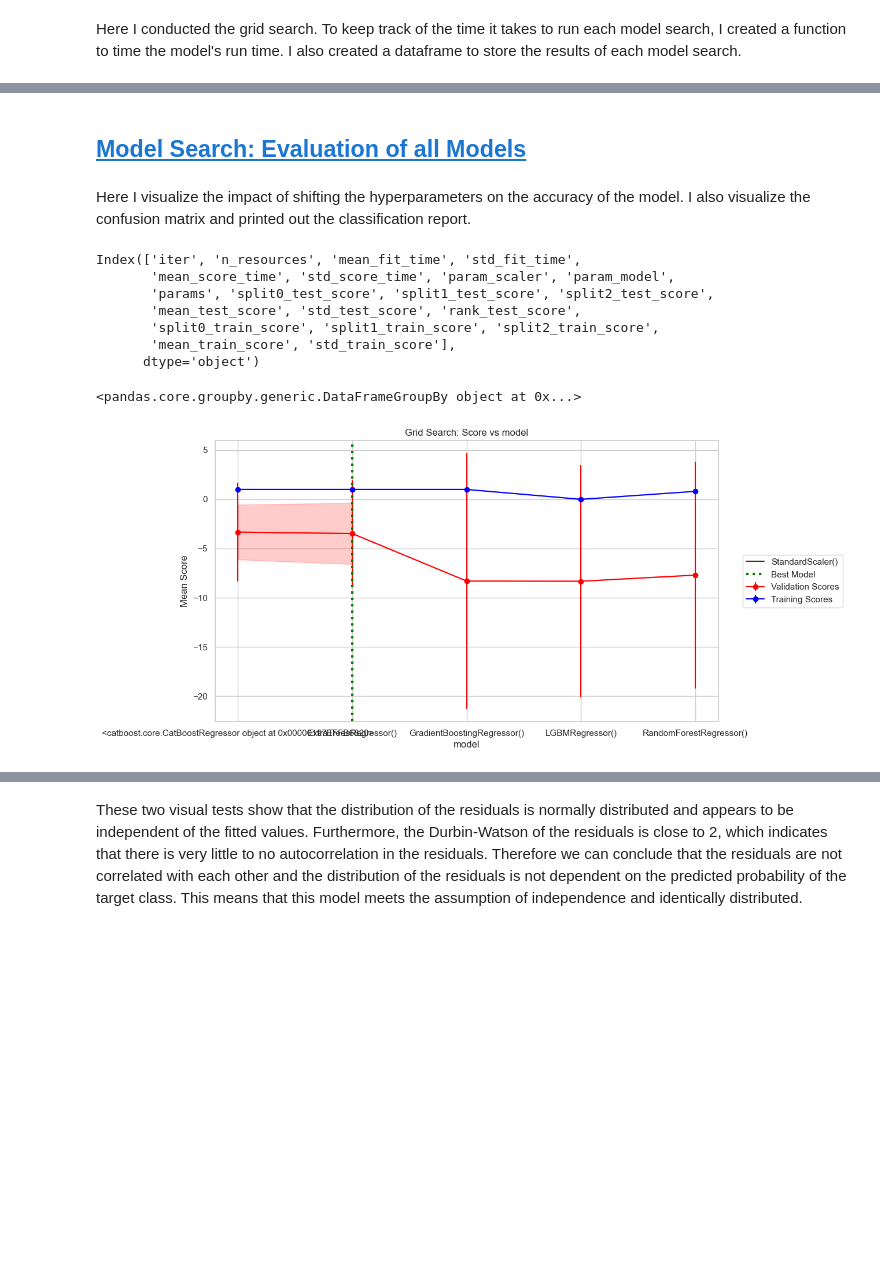
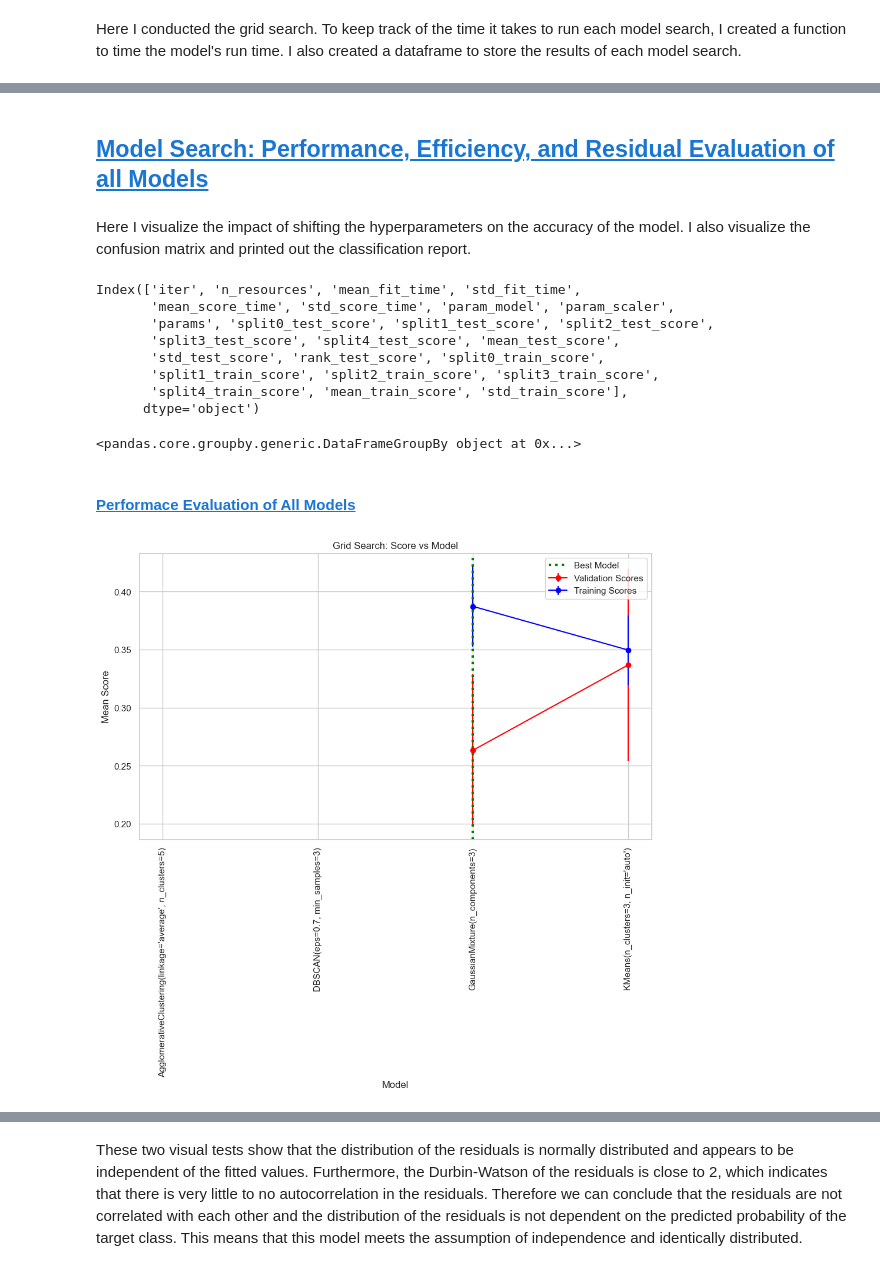
Before and after one commit to scelarek/Reference_Notebooks, a Jupyter notebook: Templates For Projects/5. Master Pipeline (Advanced) copy.ipynb, the cells around one changed output, grey strips where cells are left out. Saved outputs shown, nothing was run; the diff lists cells and outputs as text; code cells hidden in the pictures; blank space fills up the shorter version.

Commit message:
Finished Clustering

```diff
--- a/Templates For Projects/5. Master Pipeline (Advanced) copy.ipynb
+++ b/Templates For Projects/5. Master Pipeline (Advanced) copy.ipynb
@@ -192,20 +229,37 @@ param_grid = [{'scaler': [StandardScaler()],
 # %% [markdown]
 Here I conducted the grid search. To keep track of the time it takes to run each model search, I created a function to time the model's run time. I also created a dataframe to store the results of each model search.
+# %%
+# classification_metrics = ['accuracy', 'roc_auc', 'f1', 'precision', 'recall']
+if classification:
+    scoring_metric = 'accuracy'
+
+
+# regression_metrics = ['r2', 'explained_variance', 'neg_mean_absolute_error', 'neg_mean_squared_error', 'neg_root_mean_squared_error']
+if regression:
+    scoring_metric = 'r2'
+
+
+# clustering_metrics = ['adjusted_rand_score', 'homogeneity_score', 'completeness_score', 'v_measure_score', 'mutual_info_score']
+if clustering:
+    scoring_metric = 'mutual_info_score'
 # %%
 # Capture the current time to measure the time taken by the grid search
 start_time = time.time()
 
 # Define a GridSearchCV object with the pipeline, parameter grid, and desired settings
-grid = HalvingRandomSearchCV(pipe, param_grid, return_train_score=True,
-                    cv=3, refit=True, verbose=1, n_jobs=-1, scoring='r2')
+grid = HalvingGridSearchCV(pipe, param_grid, return_train_score=True,
+                    cv=5, refit=True, verbose=1, n_jobs=-1, scoring=scoring_metric)
 
-# Fit the GridSearchCV object to the data - this will perform the actual grid search
-grid.fit(X_train, y_train)
+if clustering:
+    # Fit the GridSearchCV object to the data - only X_train is required for clustering
+    grid.fit(X_train, y_train)
+else:
+    # Fit the GridSearchCV object to the data - X_train and y_train are required for classification and regression
+    grid.fit(X_train, y_train)
 
 # Calculate the total time taken for the grid search by subtracting the start time from the end time
 end_time = time.time()
 time_taken = end_time - start_time
-print(f"Time taken for grid search: {time_taken} seconds")
 # %% [output]
 n_iterations: 2
 n_required_iterations: 2
@@ -228,8 +311,9 @@ Time taken for grid search: 5.476301431655884 seconds
 # %%
 # Create a DataFrame with the results of the grid search
-grid_outcomes = pd.DataFrame(grid.cv_results_).apply(lambda x: x.astype(str) if x.dtype == 'object' else x)
-display(grid_outcomes)
+grid_outcomes = pd.DataFrame(grid.cv_results_).apply(lambda x: x.astype(str).replace('_|().<>', ' ') if x.dtype == 'object' else x)
 
 # Get the best grid search's best predicted probabilities
 best_model = grid.best_estimator_
+
+grid_outcomes.T
 # %% [output]
@@ -307,28 +337,28 @@ total_search_time 5.476301431655884
 # %% [markdown]
-## <a id='toc3_5_'></a>[Model Search: Evaluation of all Models](#toc0_)
+## <a id='toc3_4_'></a>[Model Search: Performance, Efficiency, and Residual Evaluation of all Models](#toc0_)
 # %% [markdown]
 Here I visualize the impact of shifting the hyperparameters on the accuracy of the model. I also visualize the confusion matrix and printed out the classification report.
 # %%
 print(grid_outcomes.columns)
 
 first_hyperparameter = 'param_model'
-second_hyperparameter = 'param_scaler'
-pipe_plot_name = 'model'
-
+second_hyperparameter = None
 
 grid_outcomes.groupby(first_hyperparameter)
 # %% [output]
 Index(['iter', 'n_resources', 'mean_fit_time', 'std_fit_time',
-       'mean_score_time', 'std_score_time', 'param_scaler', 'param_model',
+       'mean_score_time', 'std_score_time', 'param_model', 'param_scaler',
        'params', 'split0_test_score', 'split1_test_score', 'split2_test_score',
-       'mean_test_score', 'std_test_score', 'rank_test_score',
-       'split0_train_score', 'split1_train_score', 'split2_train_score',
-       'mean_train_score', 'std_train_score'],
+       'split3_test_score', 'split4_test_score', 'mean_test_score',
+       'std_test_score', 'rank_test_score', 'split0_train_score',
+       'split1_train_score', 'split2_train_score', 'split3_train_score',
+       'split4_train_score', 'mean_train_score', 'std_train_score'],
       dtype='object')
 <pandas.core.groupby.generic.DataFrameGroupBy object at 0x...>
+# %% [markdown]
+#### <a id='toc3_4_1_1_'></a>[**Performace Evaluation of All Models**](#toc0_)
 # %%
 # Call the function with your actual data
-plot_average_score_of_hyperparameters(grid_outcomes, first_hyperparameter,
-                variable_plot_name=pipe_plot_name, second_hyperparameter=second_hyperparameter)
+plot_average_score_of_hyperparameters(grid_outcomes, first_hyperparameter, second_hyperparameter=second_hyperparameter)
 # %% [output]
-[figure, old version]
+[figure, new version]
```
Also changed, not shown: parts of 51 cells of this notebook, 17 other files.
